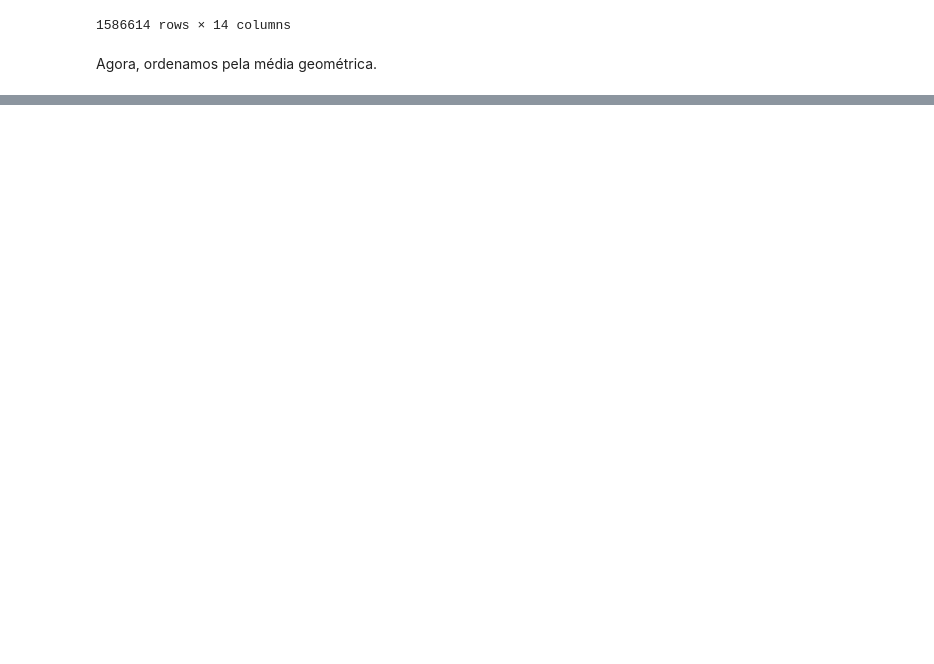
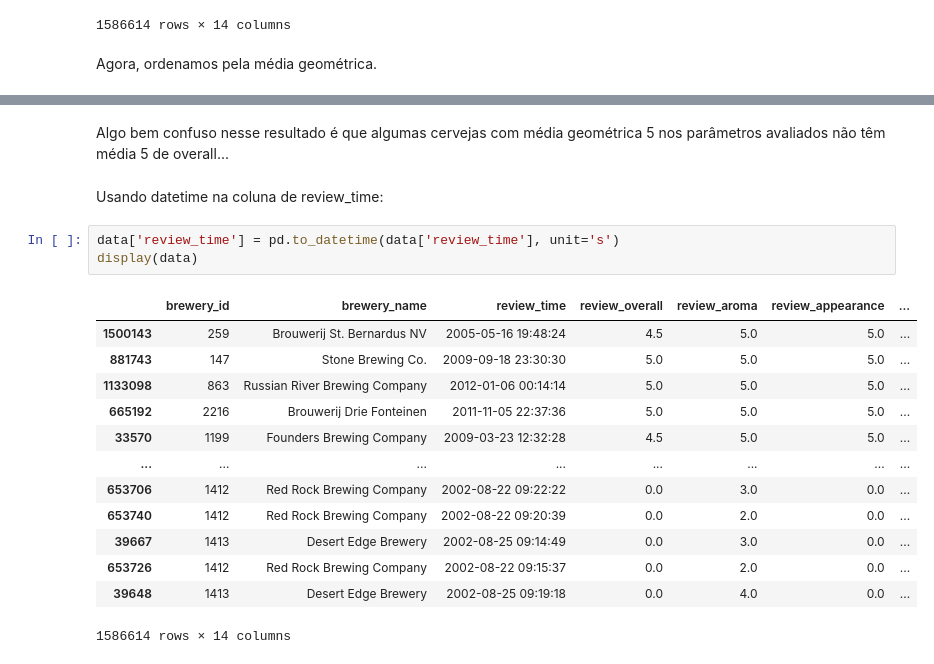
Before and after one commit to fea-dev-usp/analise-da-breja, a Jupyter notebook: Notas de Breja por Cervejaria.ipynb, the cells around one changed output, grey strips where cells are left out. Drawn from its saved outputs; the diff is of its cells as text; blank space fills up the shorter version.

```diff
--- a/Notas de Breja por Cervejaria.ipynb
+++ b/Notas de Breja por Cervejaria.ipynb
@@ -84 +85,22 @@ data.sort_values(by='geom_mean', ascending=False)
 1586614 rows × 14 columns
+# %% [markdown]
+Algo bem confuso nesse resultado é que algumas cervejas com média geométrica 5 nos parâmetros avaliados não têm média 5 de overall...
+# %% [markdown]
+Usando datetime na coluna de review_time:
+# %%
+data['review_time'] = pd.to_datetime(data['review_time'], unit='s')
+display(data)
+# %% [output]
+|  | brewery_id | brewery_name | review_time | review_overall | review_aroma | review_appearance | ... |
+| 1500143 | 259 | Brouwerij St. Bernardus NV | 2005-05-16 19:48:24 | 4.5 | 5.0 | 5.0 | ... |
+| 881743 | 147 | Stone Brewing Co. | 2009-09-18 23:30:30 | 5.0 | 5.0 | 5.0 | ... |
+| 1133098 | 863 | Russian River Brewing Company | 2012-01-06 00:14:14 | 5.0 | 5.0 | 5.0 | ... |
+| 665192 | 2216 | Brouwerij Drie Fonteinen | 2011-11-05 22:37:36 | 5.0 | 5.0 | 5.0 | ... |
+| 33570 | 1199 | Founders Brewing Company | 2009-03-23 12:32:28 | 4.5 | 5.0 | 5.0 | ... |
+| ... | ... | ... | ... | ... | ... | ... | ... |
+| 653706 | 1412 | Red Rock Brewing Company | 2002-08-22 09:22:22 | 0.0 | 3.0 | 0.0 | ... |
+| 653740 | 1412 | Red Rock Brewing Company | 2002-08-22 09:20:39 | 0.0 | 2.0 | 0.0 | ... |
+| 39667 | 1413 | Desert Edge Brewery | 2002-08-25 09:14:49 | 0.0 | 3.0 | 0.0 | ... |
+| 653726 | 1412 | Red Rock Brewing Company | 2002-08-22 09:15:37 | 0.0 | 2.0 | 0.0 | ... |
+| 39648 | 1413 | Desert Edge Brewery | 2002-08-25 09:19:18 | 0.0 | 4.0 | 0.0 | ... |
+1586614 rows × 14 columns
```
Also changed, not shown: parts of 11 cells of this notebook, 1 other file.
